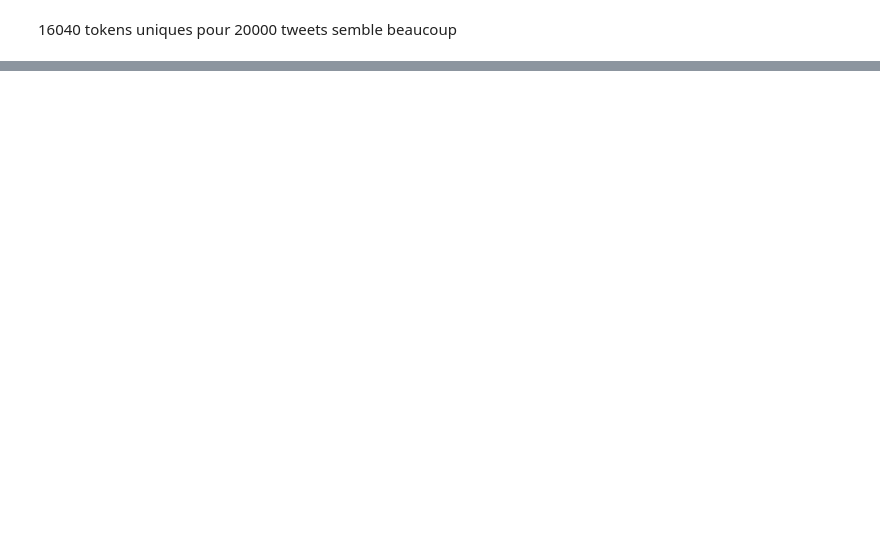
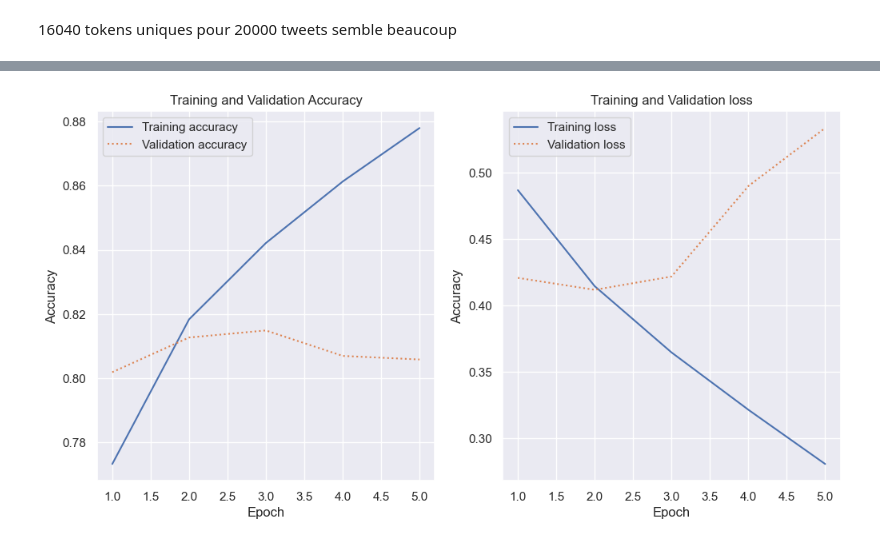
Before and after one commit to aureltest/Detectez-les-Bad-Buzz-grace-au-Deep-Learning, a Jupyter notebook: Testelin_Aurelien_2_scripts_072023.ipynb, the cells around one changed output, grey strips where cells are left out. Saved outputs shown, nothing was run; the diff lists cells and outputs as text; code cells hidden in the pictures; blank space fills up the shorter version.

Commit message:
Embedding Glove et FastText

```diff
--- a/Testelin_Aurelien_2_scripts_072023.ipynb
+++ b/Testelin_Aurelien_2_scripts_072023.ipynb
@@ -649,0 +631,3 @@ Il contient 32 mots.
+# %%
+max_len = max(len(sentence) for sentence in df_sample.clean_text_lem)
+max_len
@@ -836,0 +640,11 @@ Accuracy on test data: 76.28%
+# %%
+def create_embedding(model):
+    vocab_size = len(model.key_to_index) + 1
+    embedding_dim = model.vector_size
+
+    embedding_matrix = np.zeros((vocab_size, embedding_dim))
+
+    for word, i in model.key_to_index.items():
+        if word in model:
+            embedding_matrix[i] = model[word]
+    return vocab_size, embedding_dim, embedding_matrix
@@ -836,0 +681,72 @@ Accuracy on test data: 76.28%
+# %%
+glove_model = api.load("glove-twitter-100")
+vocab_size, embedding_dim, embedding_matrix = create_embedding(glove_model)
+# %%
+%%time
+experiment_name = "Keras simple"
+mlflow.set_experiment(experiment_name)
+with mlflow.start_run(run_name="Keras Glove"):
+
+    batch_size = 128
+
+    pipeline = Pipeline([
+        ('clean_text', SpacyTextCleaner(lemmatize=True)),
+    ])
+
+    df_sample_clean = pipeline.transform(df_sample['text'])
+    words = [word for sentence in df_sample_clean for word in sentence]
+    nb_words = len(set(words))
+    X, _ = prepare_keras_data(df_sample_clean, nb_words, max_len)
+    X_train, X_valid, X_test, y_train, y_valid, y_test = train_valid_test_split(X, df_sample['target'])
+
+
+    model = Sequential()
+    model.add(Embedding(
+        input_dim=vocab_size,
+        output_dim=embedding_dim,
+        weights=[embedding_matrix]))
+    model.add(Dropout(0.2))
+    model.add(Conv1D(200, 4, activation='relu'))
+    model.add(MaxPooling1D(pool_size=4))
+    model.add(GlobalMaxPooling1D())
+    model.add(Dense(16, activation="relu"))
+    model.add(Dense(16, activation="relu"))
+    model.add(Dropout(0.5))
+    model.add(Dense(1, activation='sigmoid'))
+    model.compile(loss='binary_crossentropy',optimizer='adam', metrics=['accuracy'])
+    print(model.summary())
+    early_stopping = EarlyStopping(monitor='val_accuracy', patience=2)
+
+    hist = model.fit(
+        X_train,
+        y_train,
+        epochs=10,
+        batch_size=batch_size,
+        validation_data=(X_valid, y_valid),
+        callbacks=[early_stopping],
+        verbose=1
+    )
+
+
+    input_example = X_valid[:5]
+    output_example = model.predict(input_example)
+    signature = infer_signature(input_example, output_example)
+
+    scores = model.evaluate(X_test, y_test, verbose=0)
+    print("Accuracy on test data: %.2f%%" % (scores[1] * 100))
+
+    mlflow.log_metrics({
+    "test_accuracy_score": scores[1] * 100,
+#     "test_precision_score": precision_test_set,
+#     "test_recall_score": recall_test_set,
+#     "test_f1_score": f1_test_set,
+#     "test_auc": auc_score_test_set,
+    })
+    mlflow.keras.log_model(
+    model,
+    artifact_path="Keras Glove",
+    registered_model_name="Keras Glove",
+    signature = signature
+)
+plot_hist(hist)
+# %% [output]
@@ -836,0 +776 @@ Accuracy on test data: 76.28%
+[figure, added]
```
Also changed, not shown: parts of 54 cells of this notebook.
